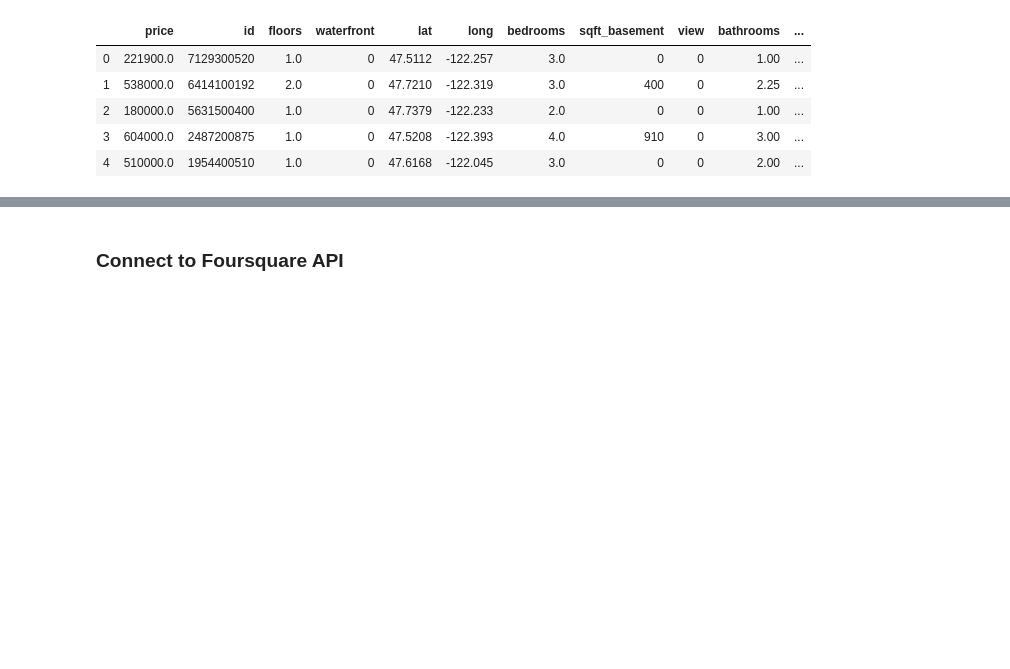
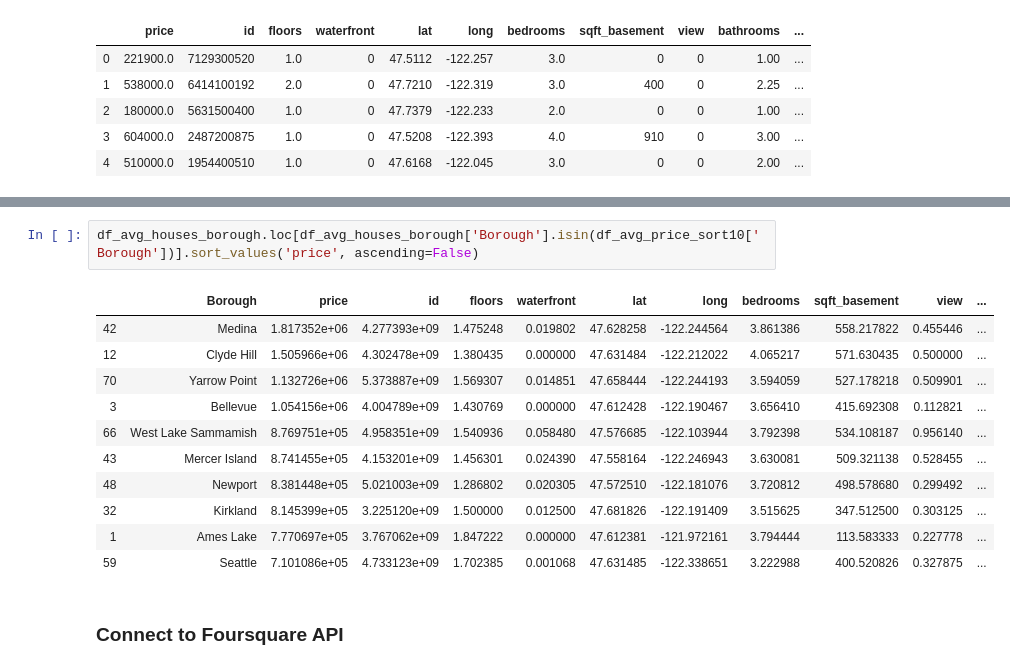
Before and after one commit to MichaelDarmoutomo/Coursera_Capstone, a Jupyter notebook: Final_project_v2.ipynb, the cells around one changed output, grey strips where cells are left out. Drawn from its saved outputs; the diff is of its cells as text; blank space fills up the shorter version.

```diff
--- a/Final_project_v2.ipynb
+++ b/Final_project_v2.ipynb
@@ -198,3 +200,17 @@ df_avg_houses_borough.head()
+# %%
+df_avg_houses_borough.loc[df_avg_houses_borough['Borough'].isin(df_avg_price_sort10['Borough'])].sort_values('price', ascending=False)
+# %% [output]
+|  | Borough | price | id | floors | waterfront | lat | long | bedrooms | sqft_basement | view | ... |
+| 42 | Medina | 1.817352e+06 | 4.277393e+09 | 1.475248 | 0.019802 | 47.628258 | -122.244564 | 3.861386 | 558.217822 | 0.455446 | ... |
+| 12 | Clyde Hill | 1.505966e+06 | 4.302478e+09 | 1.380435 | 0.000000 | 47.631484 | -122.212022 | 4.065217 | 571.630435 | 0.500000 | ... |
+| 70 | Yarrow Point | 1.132726e+06 | 5.373887e+09 | 1.569307 | 0.014851 | 47.658444 | -122.244193 | 3.594059 | 527.178218 | 0.509901 | ... |
+| 3 | Bellevue | 1.054156e+06 | 4.004789e+09 | 1.430769 | 0.000000 | 47.612428 | -122.190467 | 3.656410 | 415.692308 | 0.112821 | ... |
+| 66 | West Lake Sammamish | 8.769751e+05 | 4.958351e+09 | 1.540936 | 0.058480 | 47.576685 | -122.103944 | 3.792398 | 534.108187 | 0.956140 | ... |
+| 43 | Mercer Island | 8.741455e+05 | 4.153201e+09 | 1.456301 | 0.024390 | 47.558164 | -122.246943 | 3.630081 | 509.321138 | 0.528455 | ... |
+| 48 | Newport | 8.381448e+05 | 5.021003e+09 | 1.286802 | 0.020305 | 47.572510 | -122.181076 | 3.720812 | 498.578680 | 0.299492 | ... |
+| 32 | Kirkland | 8.145399e+05 | 3.225120e+09 | 1.500000 | 0.012500 | 47.681826 | -122.191409 | 3.515625 | 347.512500 | 0.303125 | ... |
+| 1 | Ames Lake | 7.770697e+05 | 3.767062e+09 | 1.847222 | 0.000000 | 47.612381 | -121.972161 | 3.794444 | 113.583333 | 0.227778 | ... |
+| 59 | Seattle | 7.101086e+05 | 4.733123e+09 | 1.702385 | 0.001068 | 47.631485 | -122.338651 | 3.222988 | 400.520826 | 0.327875 | ... |
 # %% [markdown]
 ### Connect to Foursquare API
 # %%
```
Also changed, not shown: parts of 16 cells of this notebook.
